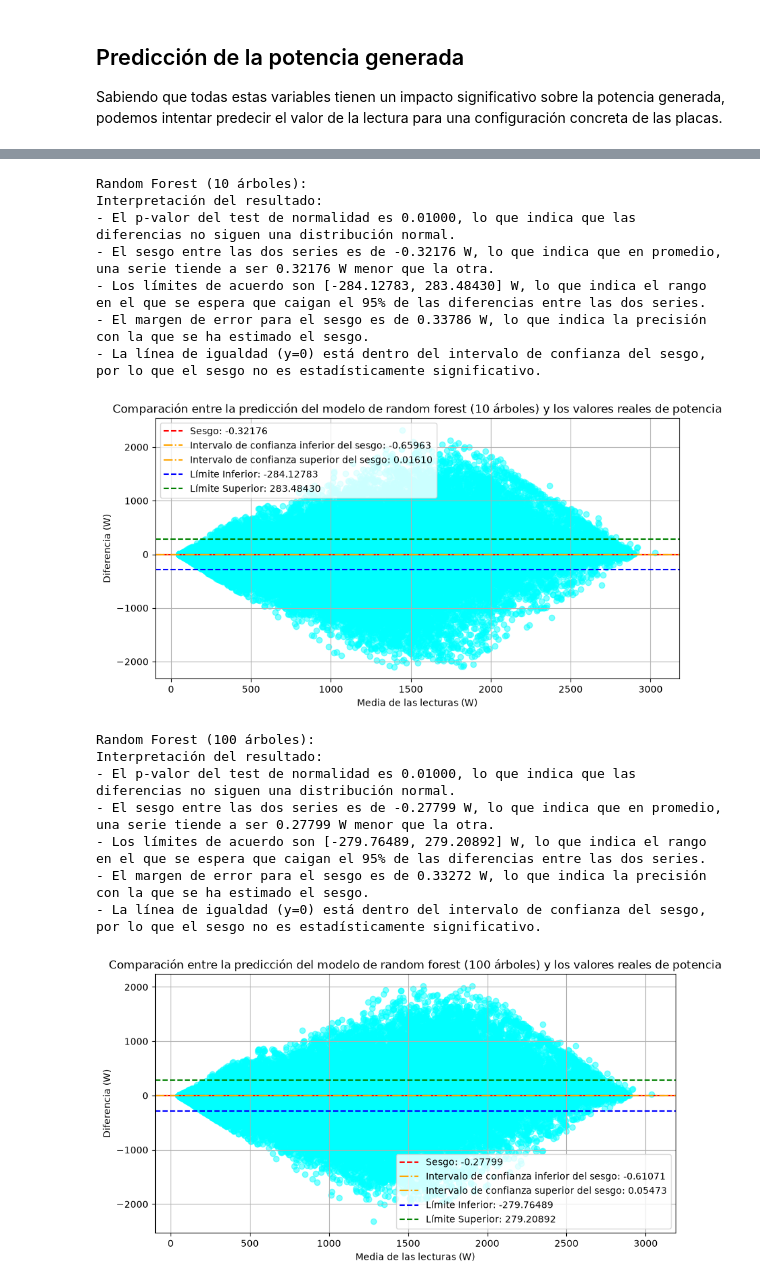
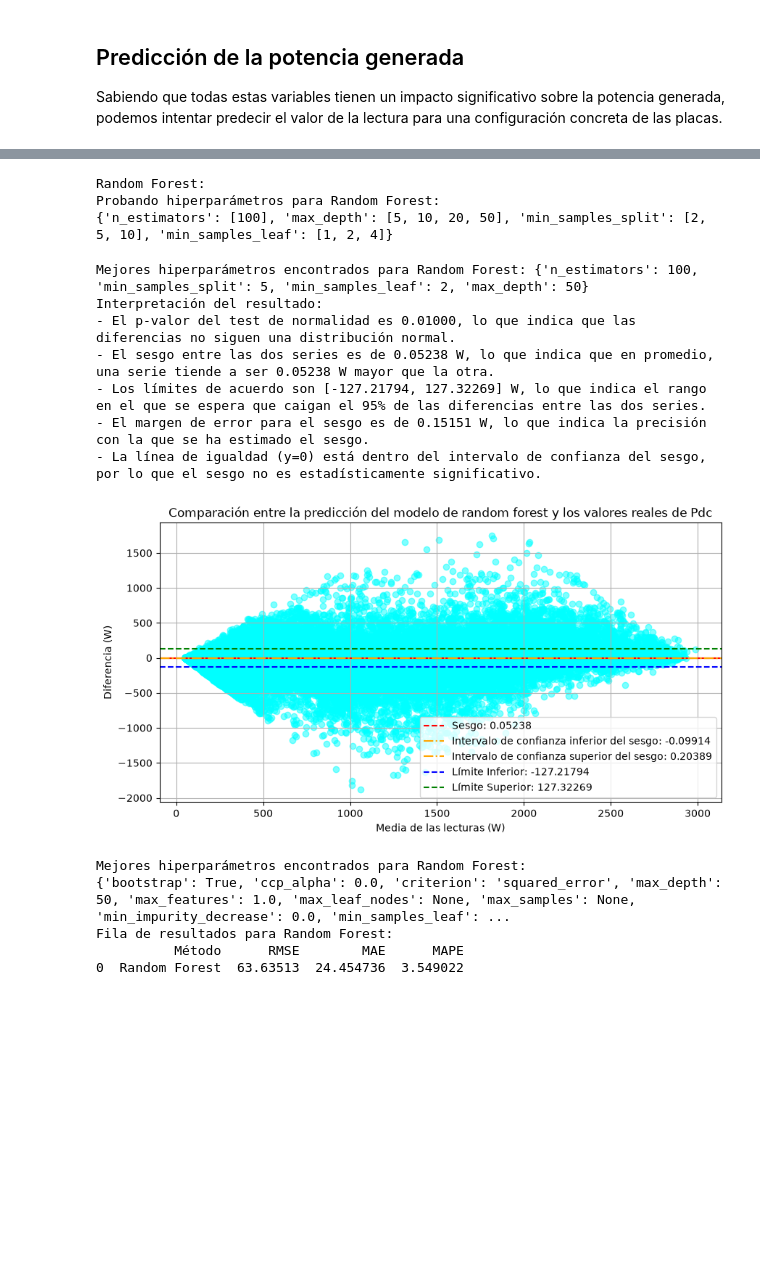
Before and after one commit to jcv00036/extracurriculares_simidat_scripts, a Jupyter notebook: cuadernos/estudio_disposiciones.ipynb, the cells around one changed output, grey strips where cells are left out. Drawn from its saved outputs; the diff is of its cells as text; code cells hidden in the pictures; blank space fills up the shorter version.

Commit message:
Actualizado el código de la regresión de potencia con el nuevo método de pruebas

```diff
--- a/cuadernos/estudio_disposiciones.ipynb
+++ b/cuadernos/estudio_disposiciones.ipynb
@@ -254,17 +232,9 @@ Interpretación del resultado:
 # %%
 # region Árbol de decisión
-if ejecutar_regresion or df_test["Pred_cart"].isnull().all():    # Si el dataframe de test está vacío o no tiene predicciones para el árbol de decisión, ejecuto el árbol de decisión
-    modelo_cart = tree.DecisionTreeRegressor(random_state=SEMILLA)
-    modelo_cart.fit(X, y)
+regresor = tree.DecisionTreeRegressor(random_state=SEMILLA)
+param_grid = {'splitter': ['best', 'random'], 'max_depth': [5, 10, 20, 50], 'min_samples_split': [2, 5, 10], 'min_samples_leaf': [1, 2, 4]}
 
-    df_test["Pred_cart"] = modelo_cart.predict(X_test)
-
-print("Árbol de decisión CART:")
-resultados_ba_cart = est.bland_altman(df_test[COLUMNA_P], df_test["Pred_cart"], df_test)
-est.interpretar_bland_altman(resultados_ba_cart, "W")
-rep.mostrar_bland_altman(resultados_ba_cart, "Comparación entre la predicción del modelo de árbol de decisión y los valores reales de potencia", "W")
-
-fila_cart = rep.fila_diferencia_series("Árbol de decisión", df_test[COLUMNA_P], df_test["Pred_cart"])
+fila_cart = ut.realizar_prueba_regresor(regresor, df, COLUMNA_P, lista_variables, param_grid, SEMILLA, PROPORCION_TEST, "Árbol CART", f"{DIR_SALIDA}resultados_test_cart.csv", "W")
 
 filas.append(fila_cart)
 # endregion
@@ -280,46 +258,28 @@ Interpretación del resultado:
 # %%
 # region random forest
+regresor = RandomForestRegressor(random_state=SEMILLA)
+param_grid = {'n_estimators': [100], 'max_depth': [5, 10, 20, 50], 'min_samples_split': [2, 5, 10], 'min_samples_leaf': [1, 2, 4]}
 
-necesarios = []
-if ejecutar_regresion or df_test["Pred_rf_10"].isnull().all():
-    necesarios.append(10)
-if ejecutar_regresion or df_test["Pred_rf_100"].isnull().all():
-    necesarios.append(100)
+fila_rf = ut.realizar_prueba_regresor(regresor, df, COLUMNA_P, lista_variables, param_grid, SEMILLA, PROPORCION_TEST, "Random Forest", f"{DIR_SALIDA}resultados_test_rf.csv", "W")
 
-for n_arboles in necesarios:
-    modelo_rf = RandomForestRegressor(n_estimators=n_arboles, random_state=SEMILLA, n_jobs=-1)
-    modelo_rf.fit(X, y)
-
-    df_test[f"Pred_rf_{n_arboles}"] = modelo_rf.predict(X_test)
-
-for n_arboles in [10, 100]:
-    print(f"Random Forest ({n_arboles} árboles):")
-    resultados_ba_rf = est.bland_altman(df_test[COLUMNA_P], df_test[f"Pred_rf_{n_arboles}"], df_test)
-    est.interpretar_bland_altman(resultados_ba_rf, "W")
-    rep.mostrar_bland_altman(resultados_ba_rf, f"Comparación entre la predicción del modelo de random forest ({n_arboles} árboles) y los valores reales de potencia", "W")
-
-fila_rf10 = rep.fila_diferencia_series("Random Forest (10 árboles)", df_test[COLUMNA_P], df_test["Pred_rf_10"])
-fila_rf100 = rep.fila_diferencia_series("Random Forest (100 árboles)", df_test[COLUMNA_P], df_test["Pred_rf_100"])
-
-filas.append(fila_rf10)
-filas.append(fila_rf100)
+filas.append(fila_rf)
 # endregion
 # %% [output]
-Random Forest (10 árboles):
-Interpretación del resultado:
-- El p-valor del test de normalidad es 0.01000, lo que indica que las diferencias no siguen una distribución normal.
-- El sesgo entre las dos series es de -0.32176 W, lo que indica que en promedio, una serie tiende a ser 0.32176 W menor que la otra.
-- Los límites de acuerdo son [-284.12783, 283.48430] W, lo que indica el rango en el que se espera que caigan el 95% de las diferencias entre las dos series.
-- El margen de error para el sesgo es de 0.33786 W, lo que indica la precisión con la que se ha estimado el sesgo.
-- La línea de igualdad (y=0) está dentro del intervalo de confianza del sesgo, por lo que el sesgo no es estadísticamente significativo.
+Random Forest:
+Probando hiperparámetros para Random Forest:
+{'n_estimators': [100], 'max_depth': [5, 10, 20, 50], 'min_samples_split': [2, 5, 10], 'min_samples_leaf': [1, 2, 4]}
+Mejores hiperparámetros encontrados para Random Forest: {'n_estimators': 100, 'min_samples_split': 5, 'min_samples_leaf': 2, 'max_depth': 50}
+Interpretación del resultado:
+- El p-valor del test de normalidad es 0.01000, lo que indica que las diferencias no siguen una distribución normal.
+- El sesgo entre las dos series es de 0.05238 W, lo que indica que en promedio, una serie tiende a ser 0.05238 W mayor que la otra.
+- Los límites de acuerdo son [-127.21794, 127.32269] W, lo que indica el rango en el que se espera que caigan el 95% de las diferencias entre las dos series.
+- El margen de error para el sesgo es de 0.15151 W, lo que indica la precisión con la que se ha estimado el sesgo.
+- La línea de igualdad (y=0) está dentro del intervalo de confianza del sesgo, por lo que el sesgo no es estadísticamente significativo.
-[figure, old version]
+[figure, new version]
-Random Forest (100 árboles):
-Interpretación del resultado:
-- El p-valor del test de normalidad es 0.01000, lo que indica que las diferencias no siguen una distribución normal.
-- El sesgo entre las dos series es de -0.27799 W, lo que indica que en promedio, una serie tiende a ser 0.27799 W menor que la otra.
-- Los límites de acuerdo son [-279.76489, 279.20892] W, lo que indica el rango en el que se espera que caigan el 95% de las diferencias entre las dos series.
-- El margen de error para el sesgo es de 0.33272 W, lo que indica la precisión con la que se ha estimado el sesgo.
-- La línea de igualdad (y=0) está dentro del intervalo de confianza del sesgo, por lo que el sesgo no es estadísticamente significativo.
-[figure, removed]
+Mejores hiperparámetros encontrados para Random Forest:
+{'bootstrap': True, 'ccp_alpha': 0.0, 'criterion': 'squared_error', 'max_depth': 50, 'max_features': 1.0, 'max_leaf_nodes': None, 'max_samples': None, 'min_impurity_decrease': 0.0, 'min_samples_leaf': ...
+Fila de resultados para Random Forest:
+          Método      RMSE        MAE      MAPE
+0  Random Forest  63.63513  24.454736  3.549022
 # %%
 # region red neuronal de perceptrones
```
Also changed, not shown: parts of 5 cells of this notebook, 2 other files.
